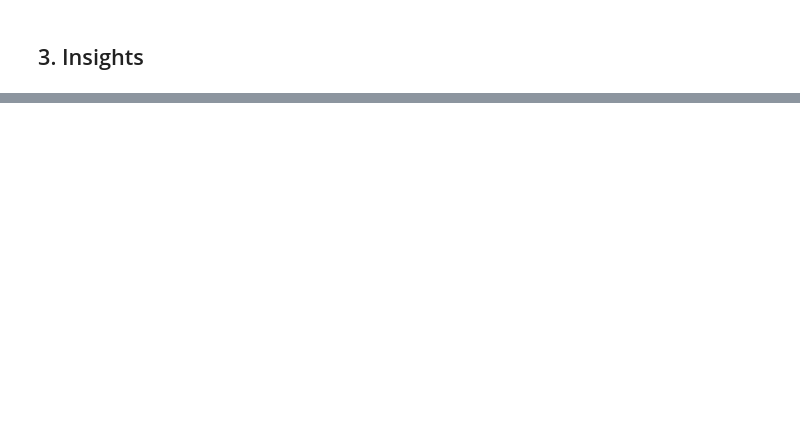
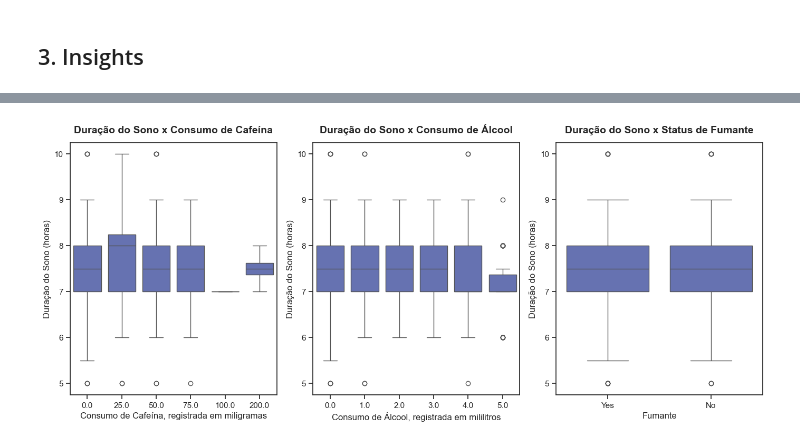
Before and after one commit to atlantico-academy/equipe2-2024.3, a Jupyter notebook: notebooks/01-exploratory_data_analysis.ipynb, the cells around one changed output, grey strips where cells are left out. Drawn from its saved outputs; the diff is of its cells as text; code cells hidden in the pictures; blank space fills up the shorter version.

```diff
--- a/notebooks/01-exploratory_data_analysis.ipynb
+++ b/notebooks/01-exploratory_data_analysis.ipynb
@@ -240,0 +270,33 @@ O dataframe possui ao todo **15** variáveis, sendo elas:
+# %%
+# Configurando o tamanho do gráfico
+plt.figure(figsize=(14,6))
+
+#Criando um subplots para visualizar a correlação de cada substância com a duração do sono
+
+#café
+plt.subplot(1, 3, 1)
+sns.boxplot(data=df, x='Caffeine consumption', y='Sleep duration')
+plt.title('Duração do Sono x Consumo de Cafeína', fontweight='bold', fontsize=14, y=1.02)
+plt.xlabel('Consumo de Cafeína, registrada em miligramas')
+plt.ylabel('Duração do Sono (horas)')
+
+#Álcool
+plt.subplot(1, 3, 2)
+sns.boxplot(data=df, x='Alcohol consumption', y='Sleep duration')
+plt.title('Duração do Sono x Consumo de Álcool', fontweight='bold', fontsize=14, y=1.02)
+plt.xlabel('Consumo de Álcool, registrada em mililitros')
+plt.ylabel('Duração do Sono (horas)')
+
+#Cigarro
+plt.subplot(1, 3, 3)
+sns.boxplot(data=df, x='Smoking status', y='Sleep duration')
+plt.title('Duração do Sono x Status de Fumante', fontweight='bold', fontsize=14, y=1.02 )
+plt.xlabel('Fumante')
+plt.ylabel('Duração do Sono (horas)')
+
+#Layout
+plt.tight_layout()
+
+plt.show()
+# %% [output]
+[figure, added]
```
Also changed, not shown: parts of 24 cells of this notebook, 1 other file.
